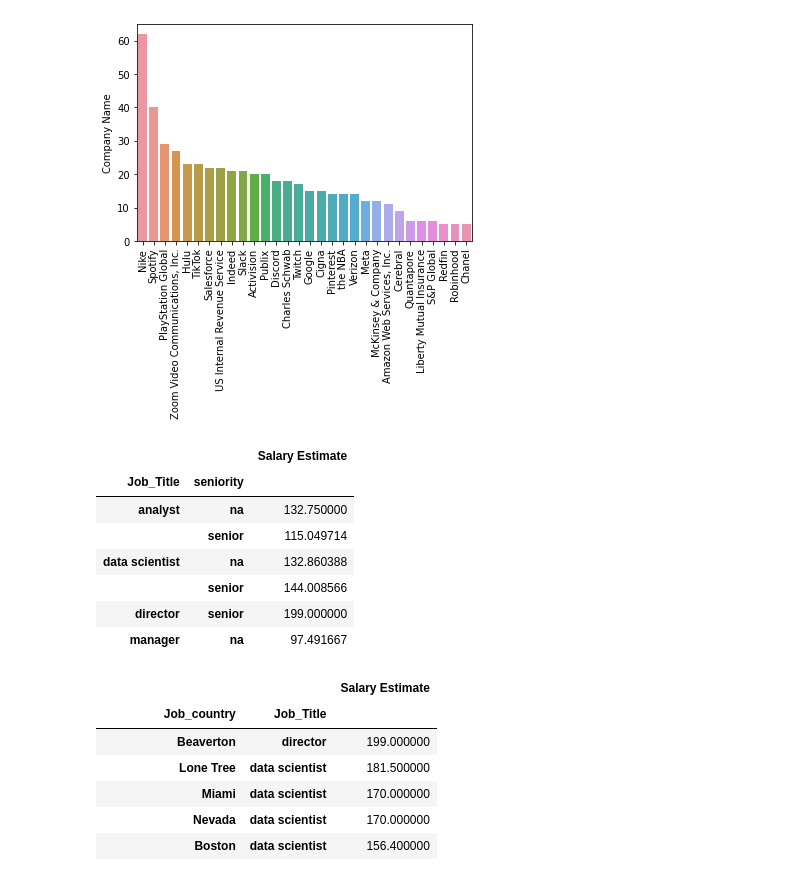
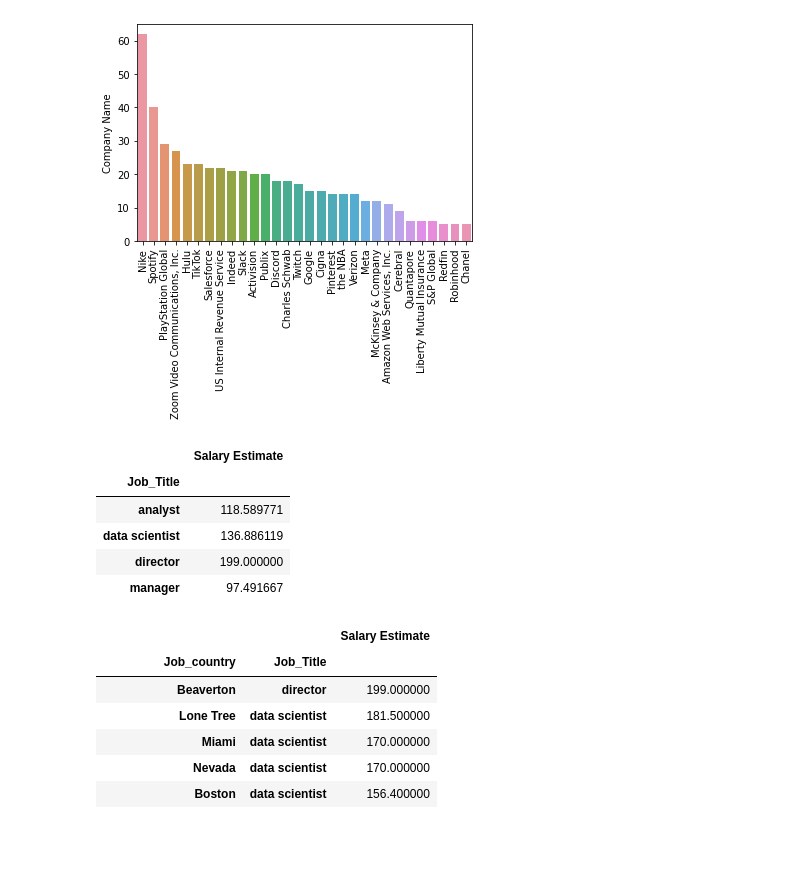
Before and after one commit to Kamal254/ds_salary_project, a Jupyter notebook: EDA.ipynb, the cells around one changed output. Cells and saved outputs as stored; diff of their text form; code cells hidden in the pictures; blank space fills up the shorter version.

```diff
--- a/EDA.ipynb
+++ b/EDA.ipynb
@@ -191,16 +191,14 @@ plt.show()
 [figure]
 # %%
 #let's use pivot table to summarize numeric variable on the basis of categorical variable
-pd.pivot_table(df, index = ['Job_Title','seniority'], values='Salary Estimate')
+pd.pivot_table(df, index = ['Job_Title'], values='Salary Estimate')
 # %% [output]
-|  |  | Salary Estimate |
-| Job_Title | seniority |  |
-| analyst | na | 132.750000 |
-|  | senior | 115.049714 |
-| data scientist | na | 132.860388 |
-|  | senior | 144.008566 |
-| director | senior | 199.000000 |
-| manager | na | 97.491667 |
+|  | Salary Estimate |
+| Job_Title |  |
+| analyst | 118.589771 |
+| data scientist | 136.886119 |
+| director | 199.000000 |
+| manager | 97.491667 |
 # %%
 pd.pivot_table(df,index=['Job_country','Job_Title'],values='Salary Estimate').sort_values('Salary Estimate', ascending=False)
 # %% [output]
```
Also changed, not shown: 4 other files.
